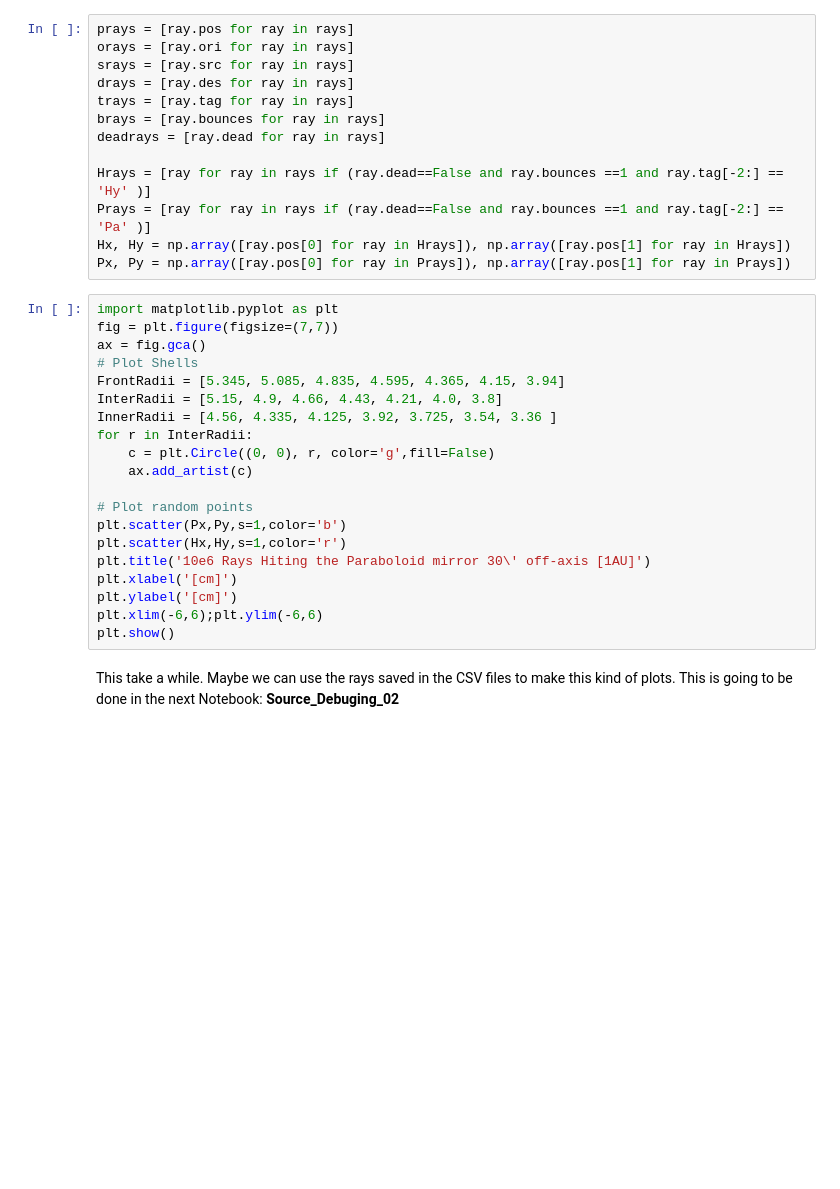
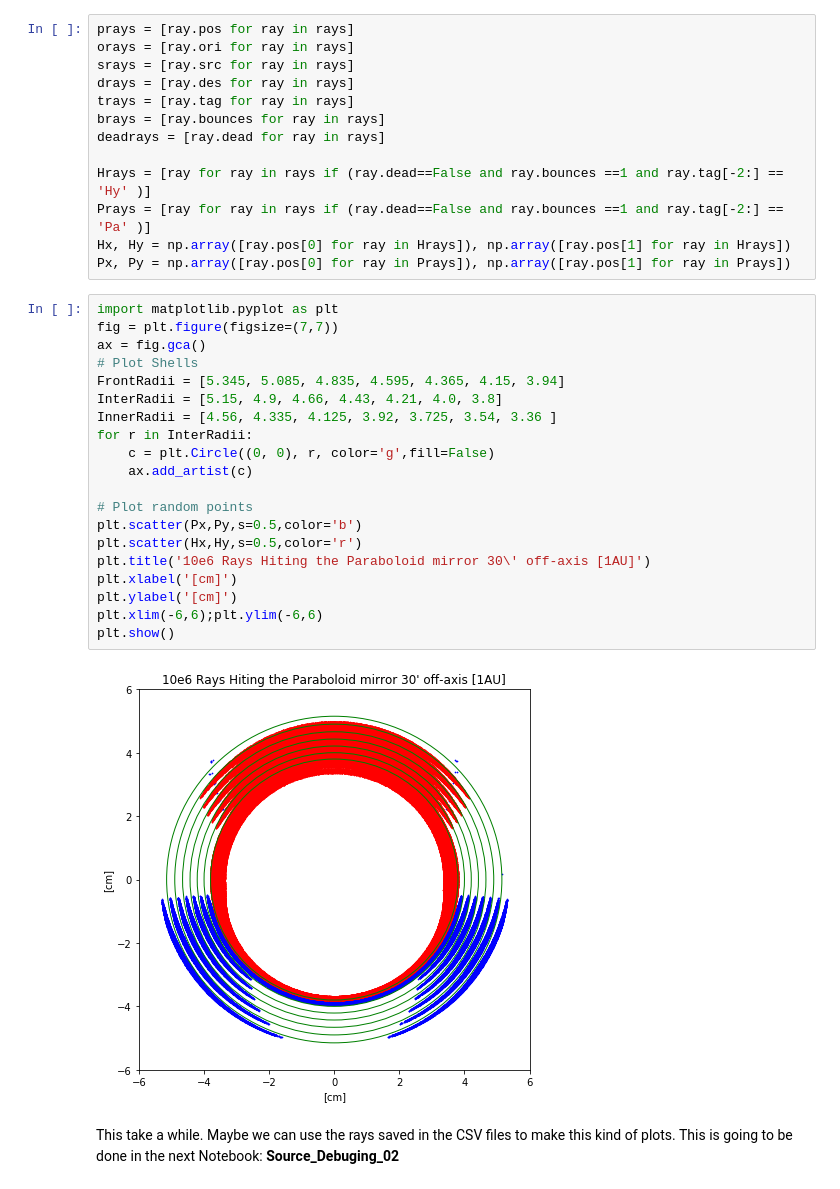
Before and after one commit to pymilo/Milo_RayTracing, a Jupyter notebook: Notebooks/Source_Debuging_01.ipynb, the cells around one changed output. Saved outputs shown, nothing was run; the diff lists cells and outputs as text; blank space fills up the shorter version.

```diff
--- a/Notebooks/Source_Debuging_01.ipynb
+++ b/Notebooks/Source_Debuging_01.ipynb
@@ -423,22 +423,24 @@ Px, Py = np.array([ray.pos[0] for ray in Prays]), np.array([ray.pos[1] for ray i
 # %%
 import matplotlib.pyplot as plt
 fig = plt.figure(figsize=(7,7))
 ax = fig.gca()
 # Plot Shells
 FrontRadii = [5.345, 5.085, 4.835, 4.595, 4.365, 4.15, 3.94]
 InterRadii = [5.15, 4.9, 4.66, 4.43, 4.21, 4.0, 3.8]
 InnerRadii = [4.56, 4.335, 4.125, 3.92, 3.725, 3.54, 3.36 ]
 for r in InterRadii:
     c = plt.Circle((0, 0), r, color='g',fill=False)
     ax.add_artist(c)
 
 # Plot random points
-plt.scatter(Px,Py,s=1,color='b')
-plt.scatter(Hx,Hy,s=1,color='r')
+plt.scatter(Px,Py,s=0.5,color='b')
+plt.scatter(Hx,Hy,s=0.5,color='r')
 plt.title('10e6 Rays Hiting the Paraboloid mirror 30\' off-axis [1AU]')
 plt.xlabel('[cm]')
 plt.ylabel('[cm]')
 plt.xlim(-6,6);plt.ylim(-6,6)
 plt.show()
+# %% [output]
+[figure, added]
 # %% [markdown]
 This take a while. Maybe we can use the rays saved in the CSV files to make this kind of plots. This is going to be done in the next Notebook: **Source_Debuging_02**
```
Also changed, not shown: 1 other file.
